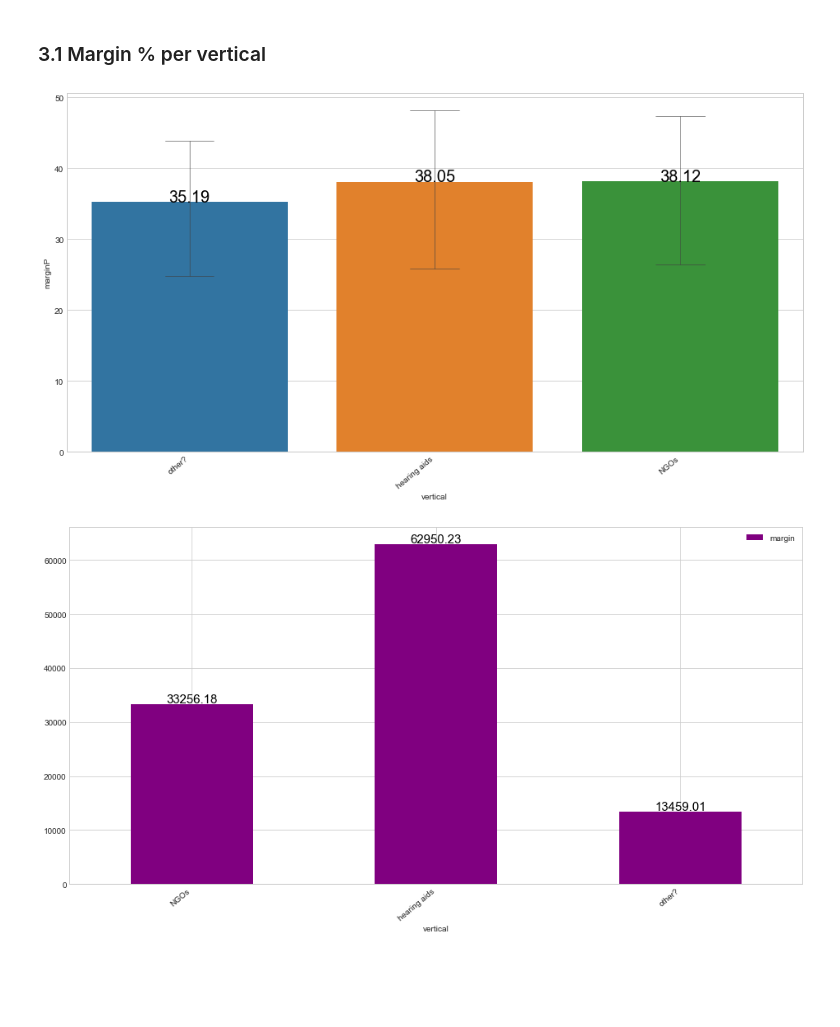
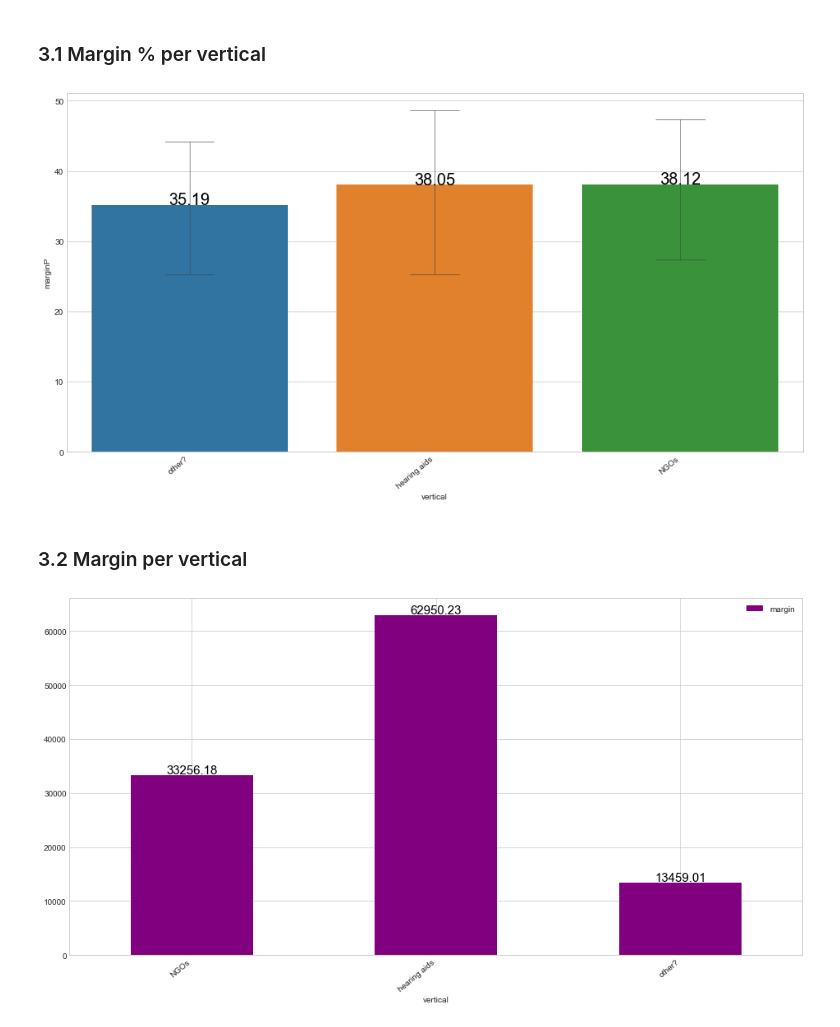
Before and after one commit to dirtyjackeen/GIT, a Jupyter notebook: 23_wt.ipynb, the cells around one changed output. Cells and saved outputs as stored; diff of their text form; code cells hidden in the pictures; blank space fills up the shorter version.

```diff
--- a/23_wt.ipynb
+++ b/23_wt.ipynb
@@ -106,0 +107,4 @@ for p in ha.patches:
+# %%
+#total by marketer
+df_campaign['total']=1
+df_country=df_campaign.groupby(by=['country']).sum()
@@ -106,0 +115,7 @@ for p in ha.patches:
+# %%
+pa=df_country[["margin"]].plot(kind="bar", figsize=(16,8))
+pa.set_xticklabels(pa.get_xticklabels(), rotation=40, ha="right")
+for p in pa.patches:
+             pa.annotate("%.2f" % p.get_height(), (p.get_x() + p.get_width() / 2., p.get_height()),
+                 ha="center", va="center", fontsize=10, color="black", xytext=(0, 6),
+                 textcoords="offset points")
@@ -144,8 +166,7 @@ ka
 [figure]
 # %%
 #total by marketer
-df_country['total']=1
-df_marketer=df_country.groupby(by=['manager_name']).sum()
+df_marketer=df_campaign.groupby(by=['manager_name']).sum()
 # %% [markdown]
 ### 2.2 Margin made per Marketer
 # %%
@@ -185,18 +204,18 @@ def yoo(x):
         return("NGOs")
     if x["manager_name"]=="Philip Snoey Kiwiet" or x["manager_name"]=="Robin Ten Hove" or x["manager_name"]=="Rob Ransome" or x["manager_name"]=="Eoin Hennessy":
         return("hearing aids")
-df_country["vertical"] = df_country.apply(yoo, axis=1)
+df_campaign["vertical"] = df_campaign.apply(yoo, axis=1)
 # %% [markdown]
 ### 3.1 Margin % per vertical
 # %%
 plt.pyplot.figure(figsize=(16,8))
-pa=sns.barplot(x="vertical", y="marginP", data=df_country, capsize=.2, errwidth=.6)
+pa=sns.barplot(x="vertical", y="marginP", data=df_campaign, capsize=.2, errwidth=.6)
 pa.set_xticklabels(pa.get_xticklabels(), rotation=40, ha="right")
 for p in pa.patches:
              pa.annotate("%.2f" % p.get_height(), (p.get_x() + p.get_width() / 2., p.get_height()),
                  ha="center", va="center", fontsize=20, color="black", xytext=(0, 6),
                  textcoords="offset points")
 # %% [output]
-[figure, old version]
+[figure, new version]
 # %%
 #total by vertical
@@ -204,3 +223,5 @@ df_vertical=df_country.groupby(by=['vertical']).sum()
+# %% [markdown]
+### 3.2 Margin per vertical
 # %%
 pa=df_vertical[["margin"]].plot(kind="bar", figsize=(16,8), color="purple")
 pa.set_xticklabels(pa.get_xticklabels(), rotation=40, ha="right")
```
Also changed, not shown: parts of 52 cells of this notebook.
